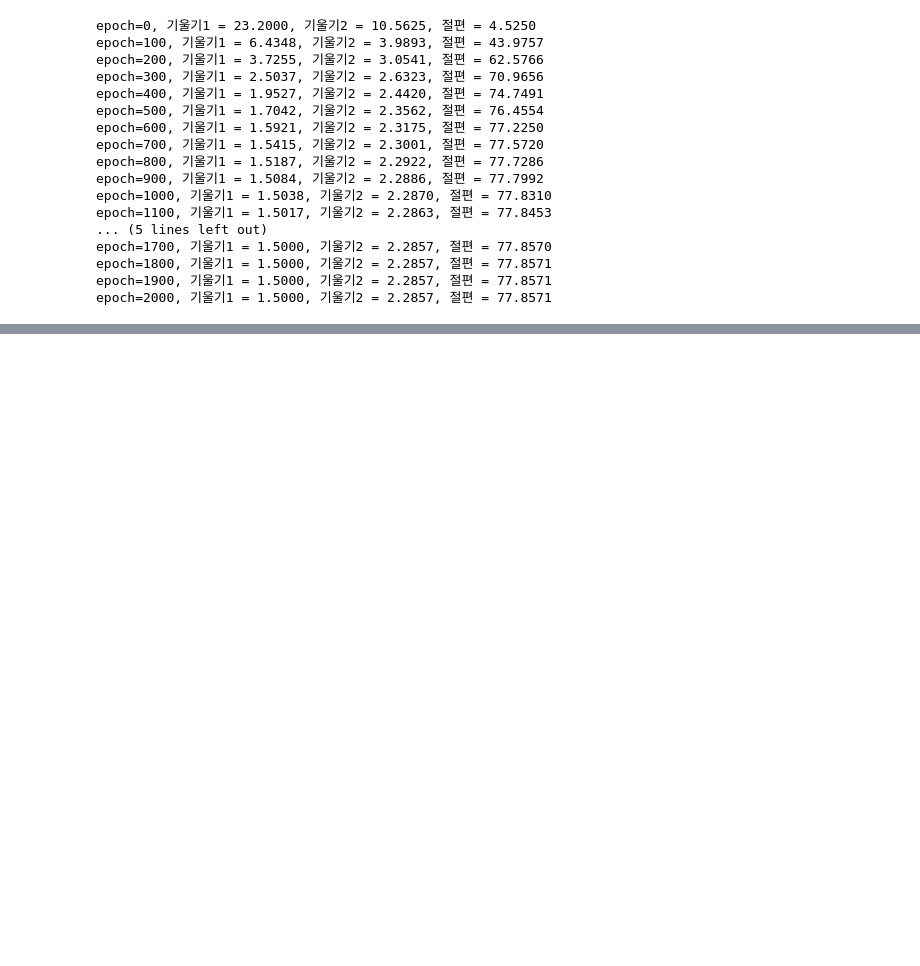
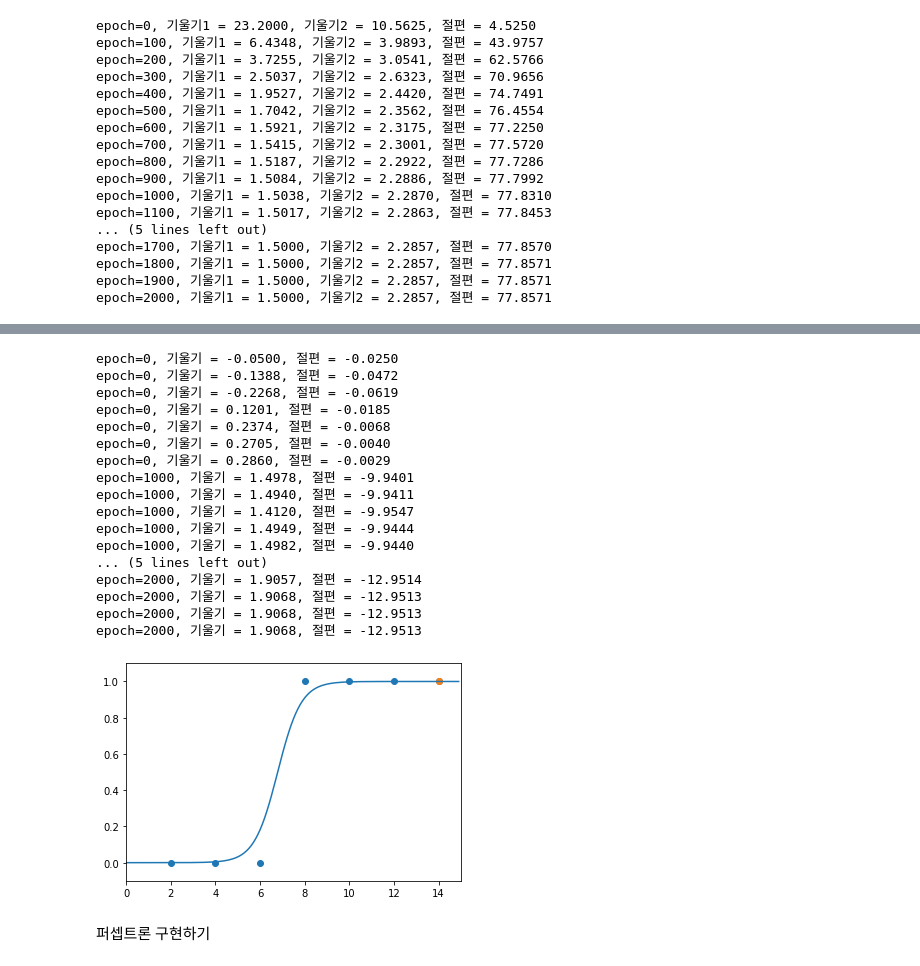
Before and after one commit to journey-Ji/Python-DeepLearning, a Jupyter notebook: DeepLearningForEveryone.ipynb, the cells around one changed output, grey strips where cells are left out. Cells and saved outputs as stored; diff of their text form; code cells hidden in the pictures; blank space fills up the shorter version.

```diff
--- a/DeepLearningForEveryone.ipynb
+++ b/DeepLearningForEveryone.ipynb
@@ -272,0 +289,64 @@ epoch=2000, 기울기1 = 1.5000, 기울기2 = 2.2857, 절편 = 77.8571
+# %%
+import numpy as np
+import pandas as pd
+import matplotlib.pyplot as plt
+
+#공부시간과 합격여부 리스트
+data =[[2,0],[4,0],[6,0],[8,1],[10,1],[12,1],[14,1]]
+
+x_data = [i[0] for i in data]
+y_data = [i[1] for i in data]
+
+#그래프 표현
+plt.scatter(x_data,y_data)
+plt.xlim(0,15)
+plt.ylim(-.1,1.1)
+
+a = 0
+b = 0
+lr = 0.05
+
+#시그모이드 함수 정의
+def sigmoid(x): #들어오는 값 x 는 ax+b의 형태
+  return 1/(1 + np.e**(-x))
+
+#경사 하강법
+for i in range(2001):
+  for x_data, y_data in data :
+    a_diff = x_data*(sigmoid(a*x_data+b)-y_data)
+    b_diff = sigmoid(a*x_data+b)-y_data
+    a = a - lr * a_diff
+    b = b - lr * b_diff
+    if i%1000 ==0:
+      print("epoch=%.f, 기울기 = %.04f, 절편 = %.04f"%(i,a,b))
+
+  #그래프 그리기
+plt.scatter(x_data,y_data)
+plt.xlim(0,15)
+plt.ylim(-.1,1.1)
+x_range = (np.arange(0,15,0.1))
+#plot을 통해 선을 그린다. x축은 x_range, y축값은sigmoid함수를 통해 얻은 값
+#이 때, a와 b값은 경사하강법을 통해 정해진 상태
+plt.plot(x_range, np.array([sigmoid(a*x+b) for x in x_range]))
+plt.show()
+# %% [output]
+epoch=0, 기울기 = -0.0500, 절편 = -0.0250
+epoch=0, 기울기 = -0.1388, 절편 = -0.0472
+epoch=0, 기울기 = -0.2268, 절편 = -0.0619
+epoch=0, 기울기 = 0.1201, 절편 = -0.0185
+epoch=0, 기울기 = 0.2374, 절편 = -0.0068
+epoch=0, 기울기 = 0.2705, 절편 = -0.0040
+epoch=0, 기울기 = 0.2860, 절편 = -0.0029
+epoch=1000, 기울기 = 1.4978, 절편 = -9.9401
+epoch=1000, 기울기 = 1.4940, 절편 = -9.9411
+epoch=1000, 기울기 = 1.4120, 절편 = -9.9547
+epoch=1000, 기울기 = 1.4949, 절편 = -9.9444
+epoch=1000, 기울기 = 1.4982, 절편 = -9.9440
+... (5 lines left out)
+epoch=2000, 기울기 = 1.9057, 절편 = -12.9514
+epoch=2000, 기울기 = 1.9068, 절편 = -12.9513
+epoch=2000, 기울기 = 1.9068, 절편 = -12.9513
+epoch=2000, 기울기 = 1.9068, 절편 = -12.9513
+[figure, added]
+# %% [markdown]
+퍼셉트론 구현하기
```
Also changed, not shown: parts of 10 cells of this notebook.
